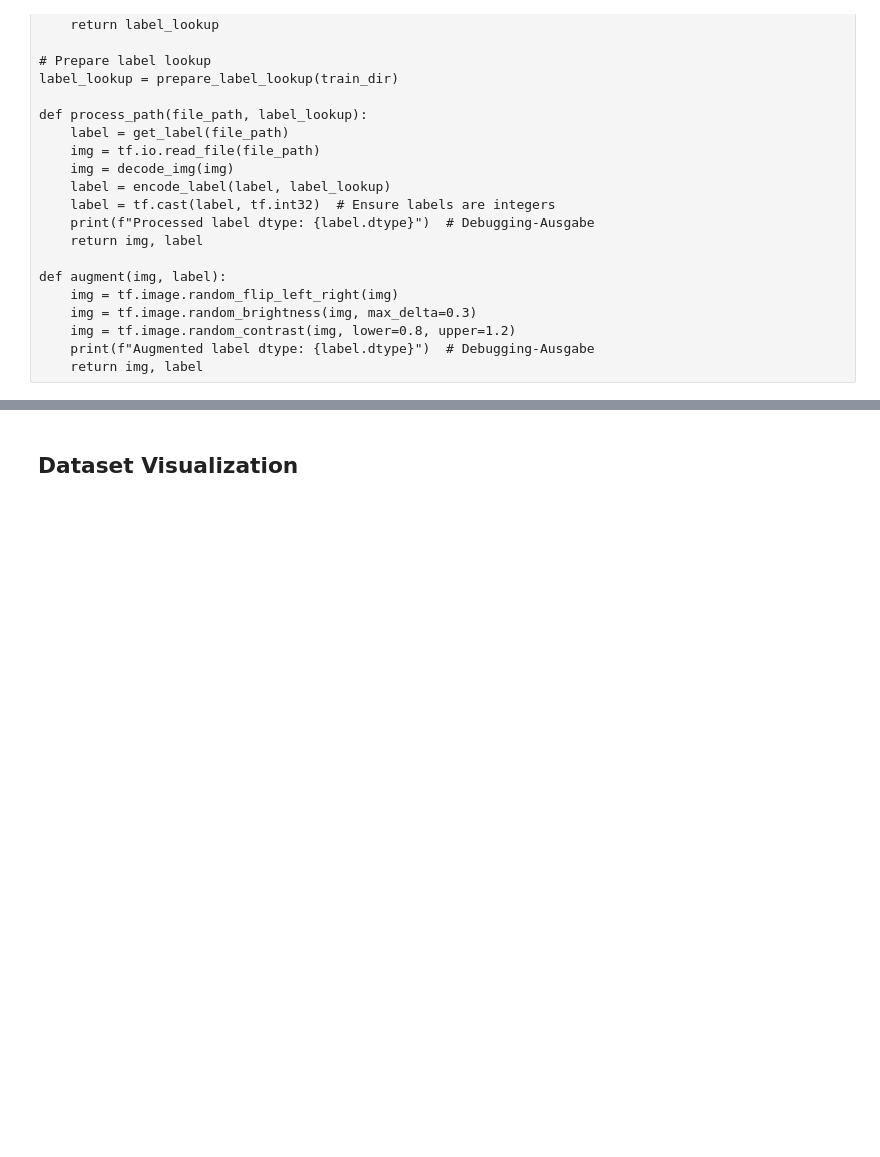
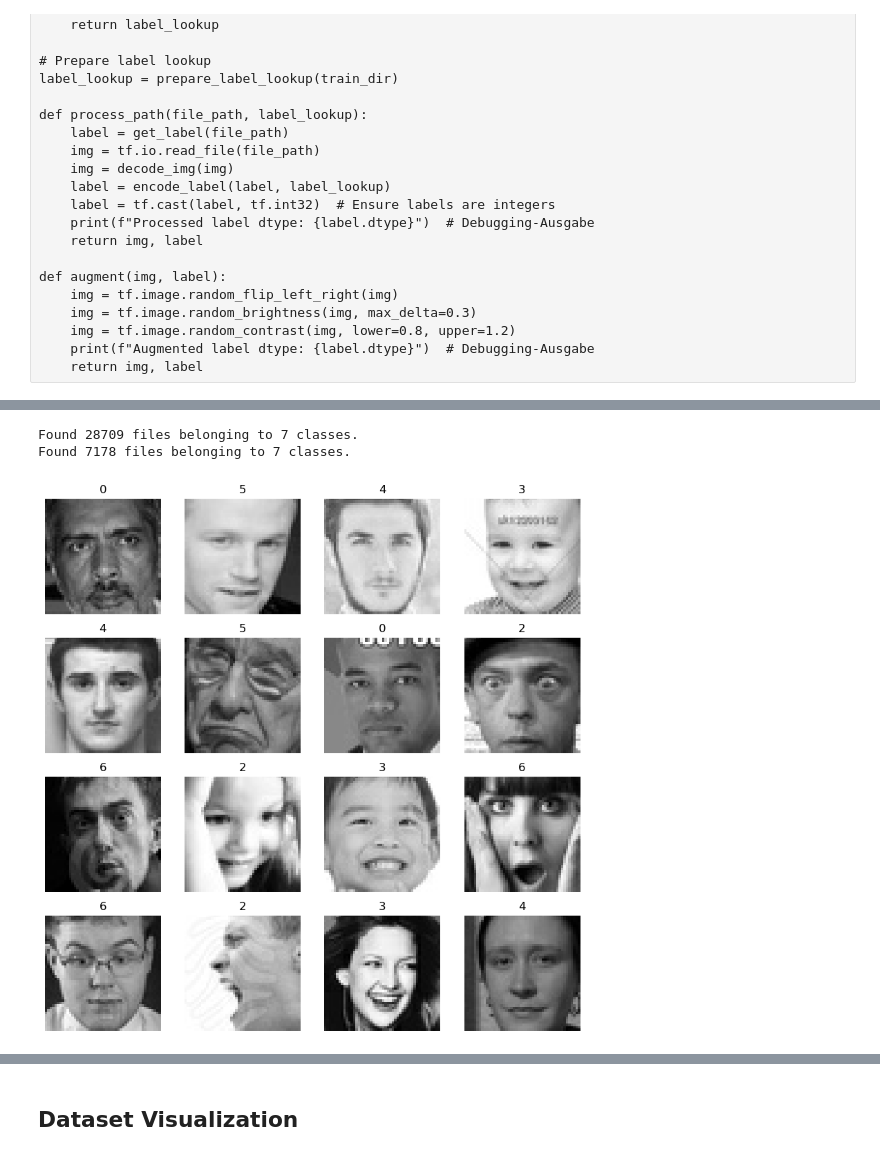
Before and after one commit to RnLe/MachineLearning, a Jupyter notebook: emotions_facial/main.ipynb, the cells around one changed output, grey strips where cells are left out. Cells and saved outputs as stored; diff of their text form; code cells hidden in the pictures; blank space fills up the shorter version.

Commit message:
tweaked gitignore, added training for denseNet and 2dConv; adjusted data pipeline

```diff
--- a/emotions_facial/main.ipynb
+++ b/emotions_facial/main.ipynb
@@ -319,0 +382,30 @@ Image dtype: <dtype: 'float32'>, Label dtype: <dtype: 'float32'>
+# %%
+def normalize_image(img):
+    img = tf.cast(img, tf.float32) / 255.0  # normalize to [0,1] range
+    return img
+
+# Load the data
+train_ds = tf.keras.preprocessing.image_dataset_from_directory(
+    train_dir,
+    labels='inferred',
+    label_mode='int',  # Integer-Labels
+    image_size=(48, 48),
+    batch_size=64,
+    color_mode='grayscale' if greyscale else 'rgb',
+)
+
+test_ds = tf.keras.preprocessing.image_dataset_from_directory(
+    test_dir,
+    labels='inferred',
+    label_mode='int',  # Integer-Labels
+    image_size=(48, 48),
+    batch_size=64,
+    color_mode='grayscale' if greyscale else 'rgb',
+)
+
+# Normalize the images to [0,1]
+train_ds = train_ds.map(lambda img, label: (normalize_image(img), label))
+test_ds = test_ds.map(lambda img, label: (normalize_image(img), label))
+# %% [output]
+Found 28709 files belonging to 7 classes.
+Found 7178 files belonging to 7 classes.
@@ -319,0 +422,15 @@ Image dtype: <dtype: 'float32'>, Label dtype: <dtype: 'float32'>
+# %%
+import matplotlib.pyplot as plt
+import numpy as np
+
+# Show the first 16 images and their labels
+for images, labels in train_ds.take(1):
+    plt.figure(figsize=(10, 10))
+    for i in range(16):
+        ax = plt.subplot(4, 4, i + 1)
+        plt.imshow(images[i])
+        plt.title(np.argmax(labels[i]))
+        plt.axis('off')
+    plt.show()
+# %% [output]
+[figure, added]
```
Also changed, not shown: parts of 24 cells of this notebook, 1 other file.
